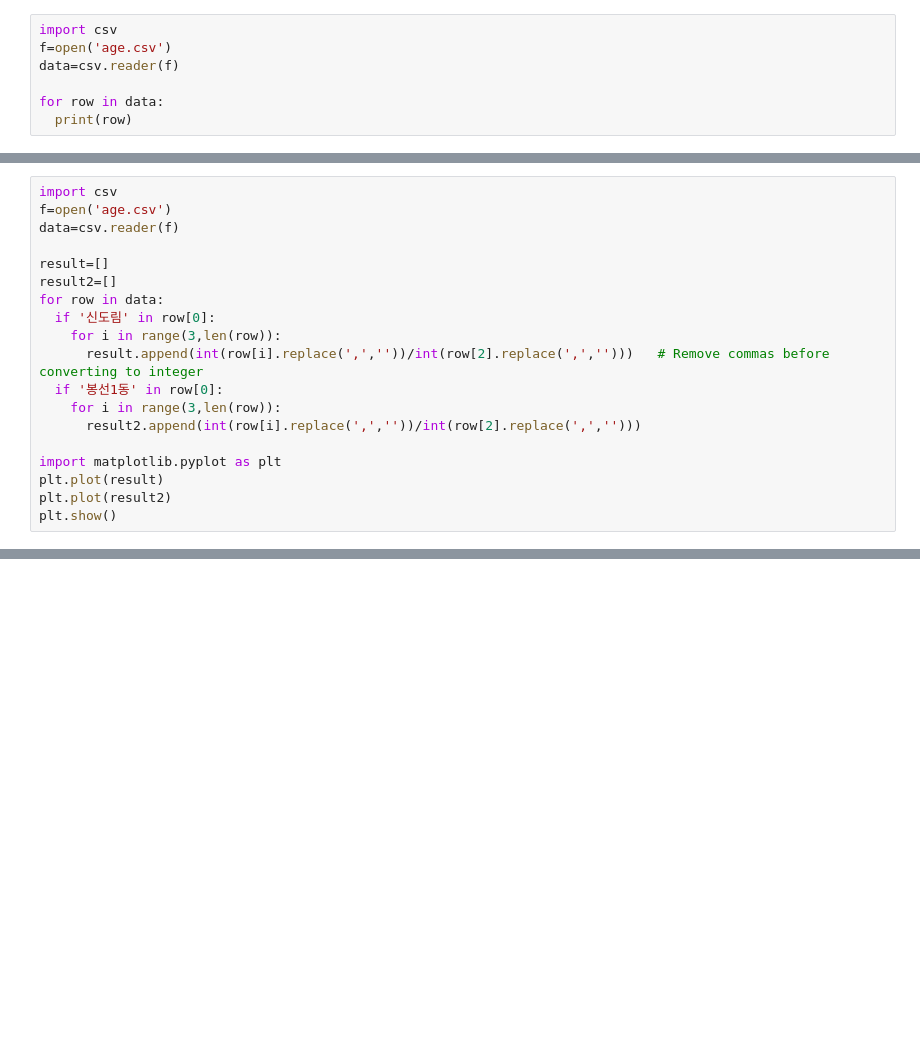
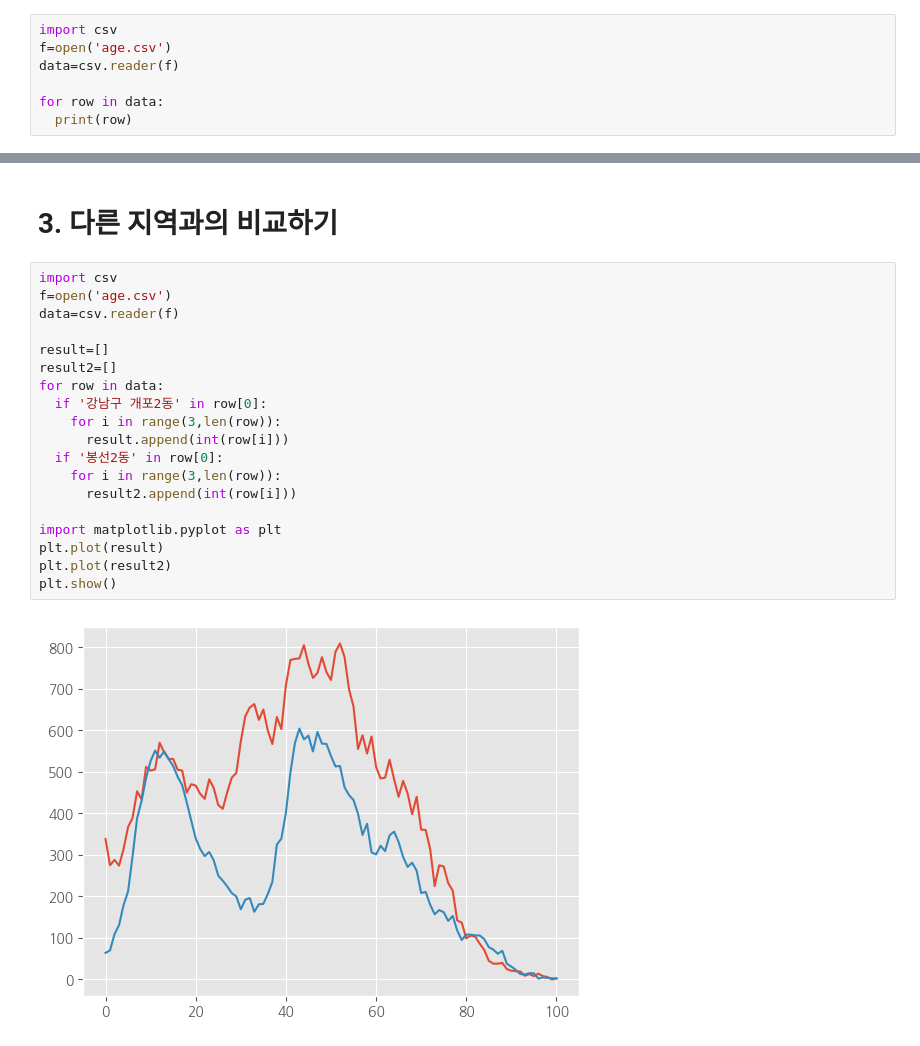
Before and after one commit to kjhcode/2024-project, a Jupyter notebook: 우리동네와_인구구조가_가장_비슷한_지역_찾기_프로젝트.ipynb, the cells around one changed output, grey strips where cells are left out. Saved outputs shown, nothing was run; the diff lists cells and outputs as text; blank space fills up the shorter version.

```diff
--- a/우리동네와_인구구조가_가장_비슷한_지역_찾기_프로젝트.ipynb
+++ b/우리동네와_인구구조가_가장_비슷한_지역_찾기_프로젝트.ipynb
@@ -138,19 +112,0 @@ plt.show()
-# %%
-import csv
-f=open('age.csv')
-data=csv.reader(f)
-
-result=[]
-result2=[]
-for row in data:
-  if '신도림' in row[0]:
-    for i in range(3,len(row)):
-      result.append(int(row[i].replace(',',''))/int(row[2].replace(',','')))   # Remove commas before converting to integer
-  if '봉선1동' in row[0]:
-    for i in range(3,len(row)):
-      result2.append(int(row[i].replace(',',''))/int(row[2].replace(',','')))
-
-import matplotlib.pyplot as plt
-plt.plot(result)
-plt.plot(result2)
-plt.show()
@@ -495,0 +139,23 @@ WARNING:matplotlib.font_manager:findfont: Font family 'Malgun Gothic' not found.
+# %% [markdown]
+# 3. 다른 지역과의 비교하기
+# %%
+import csv
+f=open('age.csv')
+data=csv.reader(f)
+
+result=[]
+result2=[]
+for row in data:
+  if '강남구 개포2동' in row[0]:
+    for i in range(3,len(row)):
+      result.append(int(row[i]))
+  if '봉선2동' in row[0]:
+    for i in range(3,len(row)):
+      result2.append(int(row[i]))
+
+import matplotlib.pyplot as plt
+plt.plot(result)
+plt.plot(result2)
+plt.show()
+# %% [output]
+[figure, added]
```
Also changed, not shown: parts of 47 cells of this notebook.
